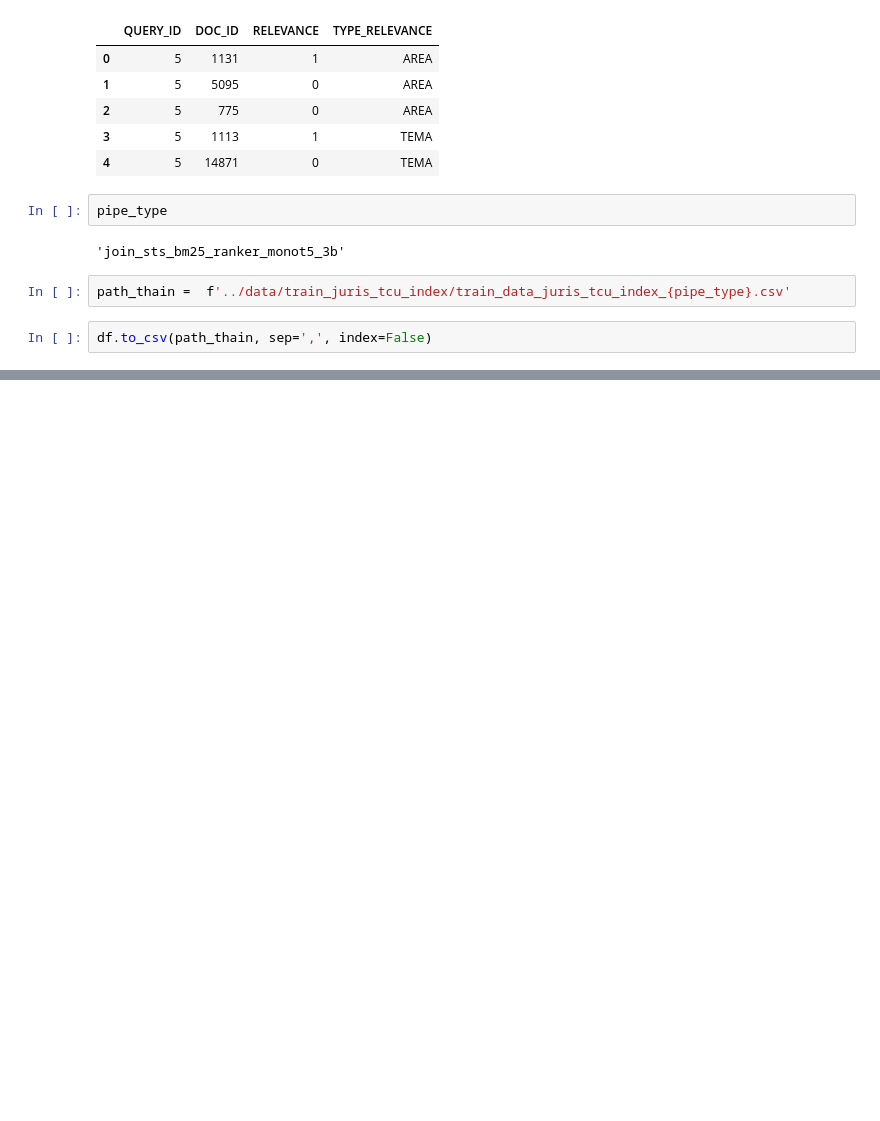
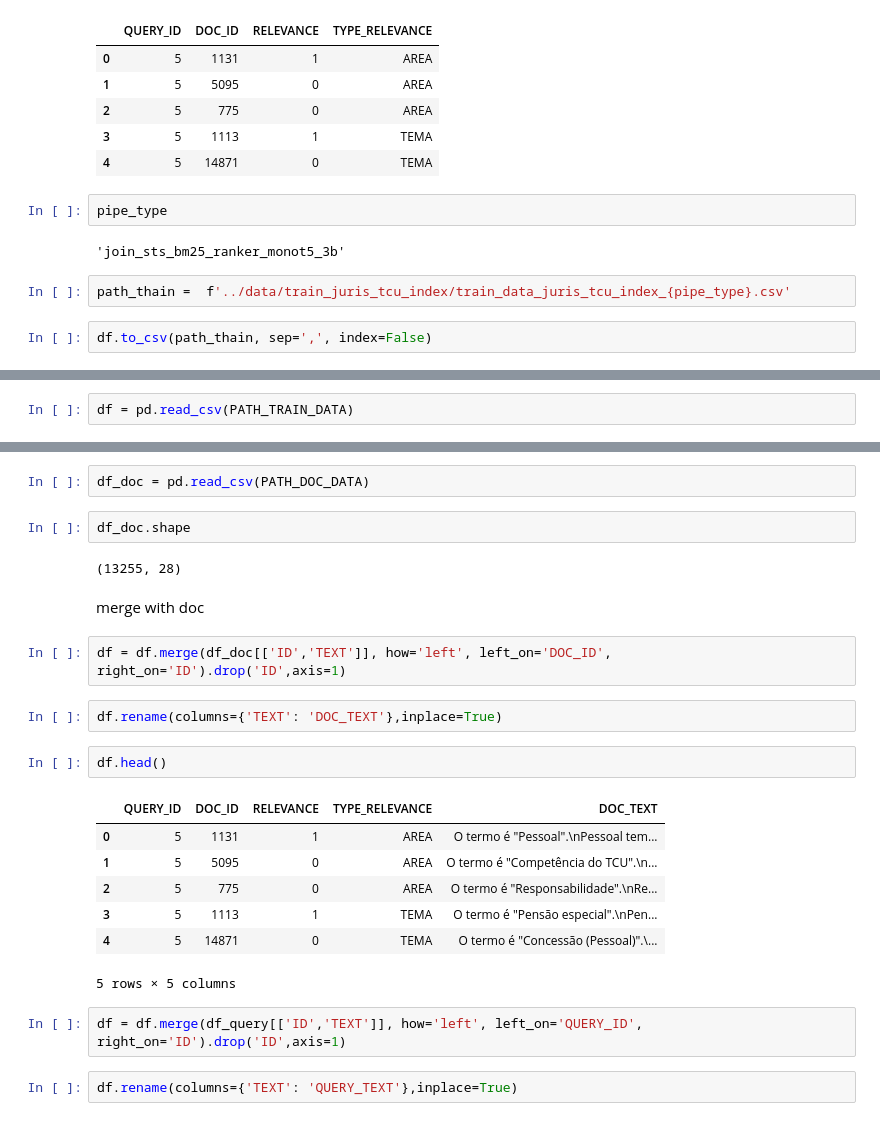
Before and after one commit to marcusborela/ind-ir, a Jupyter notebook: code/generate_train_data_juris_tcu_index.ipynb, the cells around one changed output, grey strips where cells are left out. Drawn from its saved outputs; the diff is of its cells as text; blank space fills up the shorter version.

```diff
--- a/code/generate_train_data_juris_tcu_index.ipynb
+++ b/code/generate_train_data_juris_tcu_index.ipynb
@@ -448,0 +468,2 @@ df.to_csv(path_thain, sep=',', index=False)
+# %%
+df = pd.read_csv(PATH_TRAIN_DATA)
@@ -448,0 +504,26 @@ df.to_csv(path_thain, sep=',', index=False)
+# %%
+df_doc = pd.read_csv(PATH_DOC_DATA)
+# %%
+df_doc.shape
+# %% [output]
+(13255, 28)
+# %% [markdown]
+merge with doc
+# %%
+df = df.merge(df_doc[['ID','TEXT']], how='left', left_on='DOC_ID', right_on='ID').drop('ID',axis=1)
+# %%
+df.rename(columns={'TEXT': 'DOC_TEXT'},inplace=True)
+# %%
+df.head()
+# %% [output]
+|  | QUERY_ID | DOC_ID | RELEVANCE | TYPE_RELEVANCE | DOC_TEXT |
+| 0 | 5 | 1131 | 1 | AREA | O termo é "Pessoal".\nPessoal tem... |
+| 1 | 5 | 5095 | 0 | AREA | O termo é "Competência do TCU".\n... |
+| 2 | 5 | 775 | 0 | AREA | O termo é "Responsabilidade".\nRe... |
+| 3 | 5 | 1113 | 1 | TEMA | O termo é "Pensão especial".\nPen... |
+| 4 | 5 | 14871 | 0 | TEMA | O termo é "Concessão (Pessoal)".\... |
+5 rows × 5 columns
+# %%
+df = df.merge(df_query[['ID','TEXT']], how='left', left_on='QUERY_ID', right_on='ID').drop('ID',axis=1)
+# %%
+df.rename(columns={'TEXT': 'QUERY_TEXT'},inplace=True)
```
Also changed, not shown: parts of 33 cells of this notebook, 8 other files.
